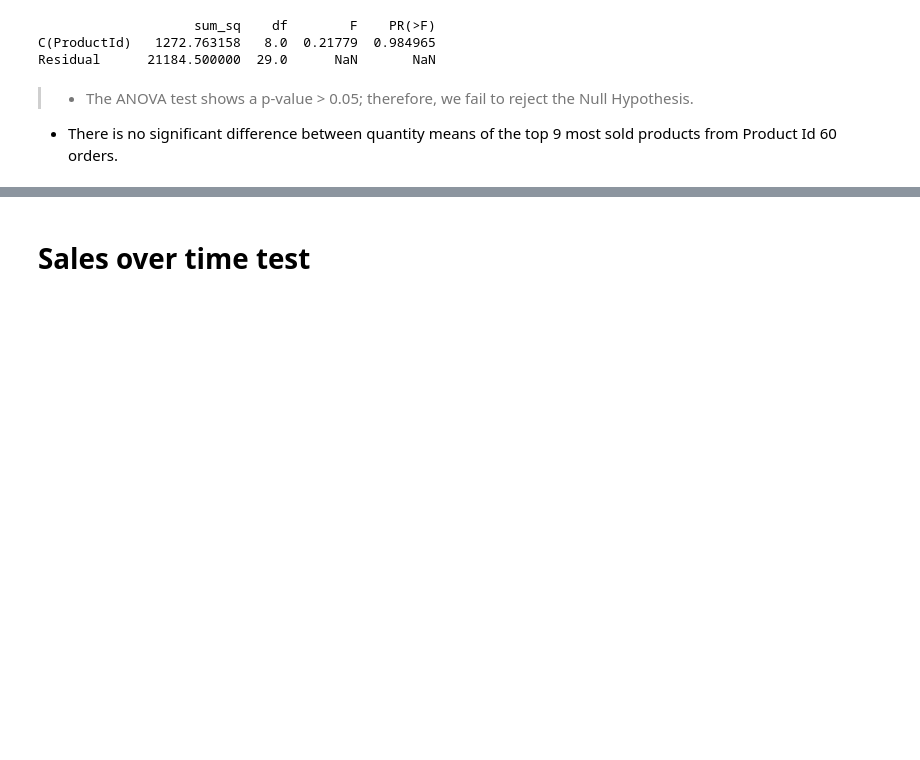
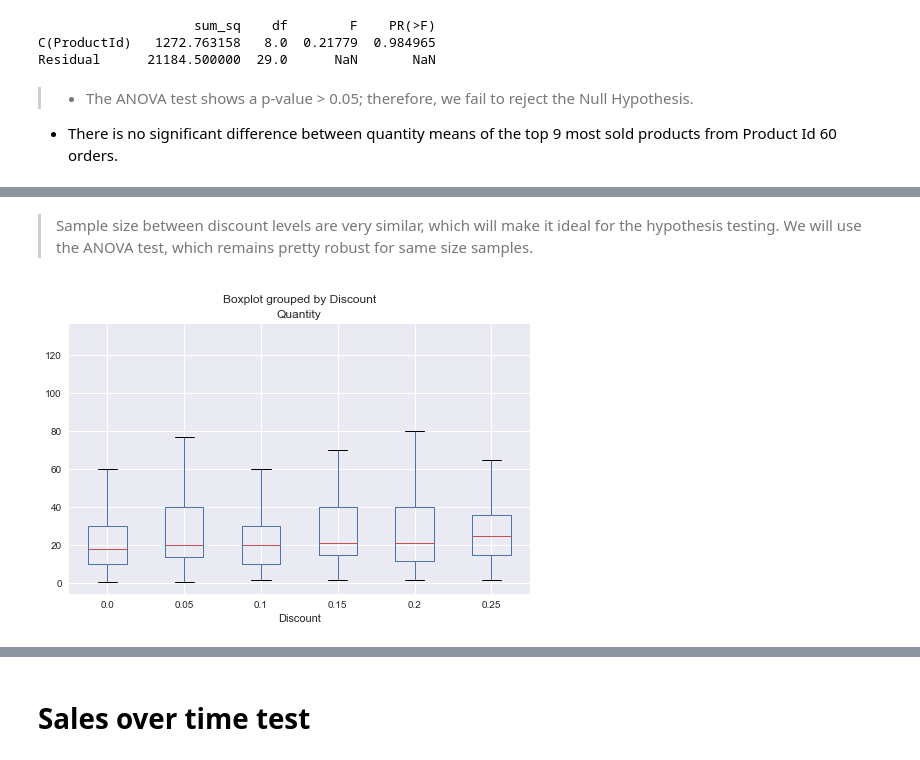
Before and after one commit to Francismorales/dsc-mod-3-project-online-ds-pt-061019, a Jupyter notebook: Project2-Northwind_Hypothesis_Testing.ipynb, the cells around one changed output, grey strips where cells are left out. Drawn from its saved outputs; the diff is of its cells as text; code cells hidden in the pictures; blank space fills up the shorter version.

```diff
--- a/Project2-Northwind_Hypothesis_Testing.ipynb
+++ b/Project2-Northwind_Hypothesis_Testing.ipynb
@@ -1047,0 +1135,3 @@ Residual      21184.500000  29.0      NaN       NaN
+# %%
+dfOrderDetail = pd.read_sql_query('''SELECT * FROM 'OrderDetail'
+                            ;''', cnx)
@@ -1047,0 +1154,6 @@ Residual      21184.500000  29.0      NaN       NaN
+# %%
+#Will keep rows with significant number of row counts to have a better testing
+DiscountLevel = (dfOrderDetail['Discount'] == 0.00) | (dfOrderDetail['Discount'] == 0.05) | (dfOrderDetail['Discount'] == 0.10) | (dfOrderDetail['Discount'] == 0.15) | (dfOrderDetail['Discount'] == 0.20) | (dfOrderDetail['Discount'] == 0.25)
+
+discountdf = dfOrderDetail.loc[DiscountLevel]
+discountdf['Discount'].value_counts()
@@ -1047,0 +1168,8 @@ Residual      21184.500000  29.0      NaN       NaN
+# %% [markdown]
+> Sample size between discount levels are very similar, which will make it ideal for the hypothesis testing.
+We will use the ANOVA test, which remains pretty robust for same size samples.
+# %%
+#Check for outliers in the data
+discountdf.boxplot('Quantity', by='Discount', figsize=(8, 5));
+# %% [output]
+[figure, added]
```
Also changed, not shown: parts of 91 cells of this notebook.
